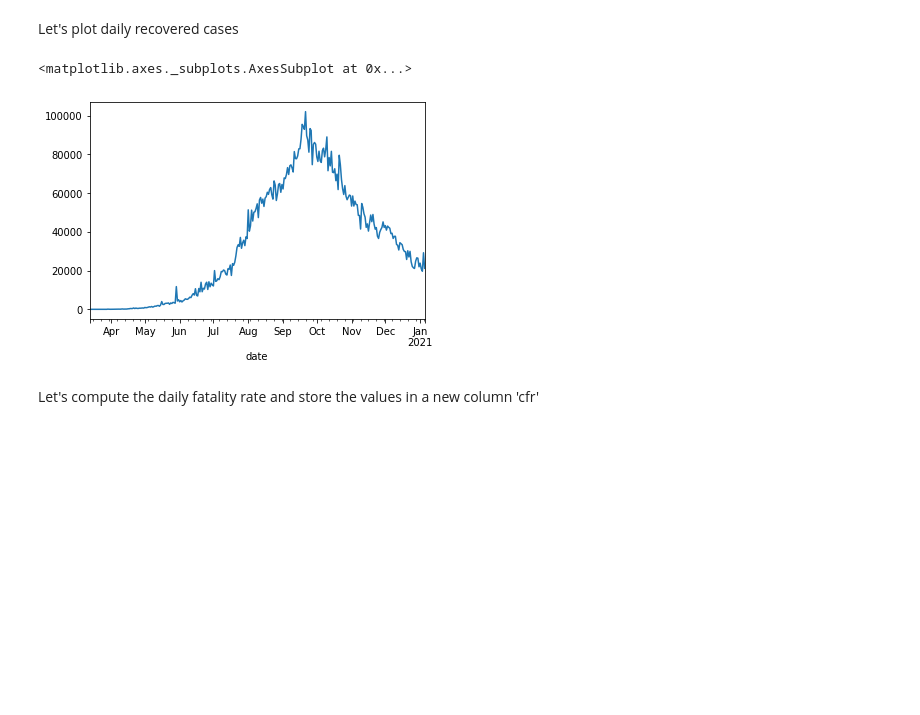
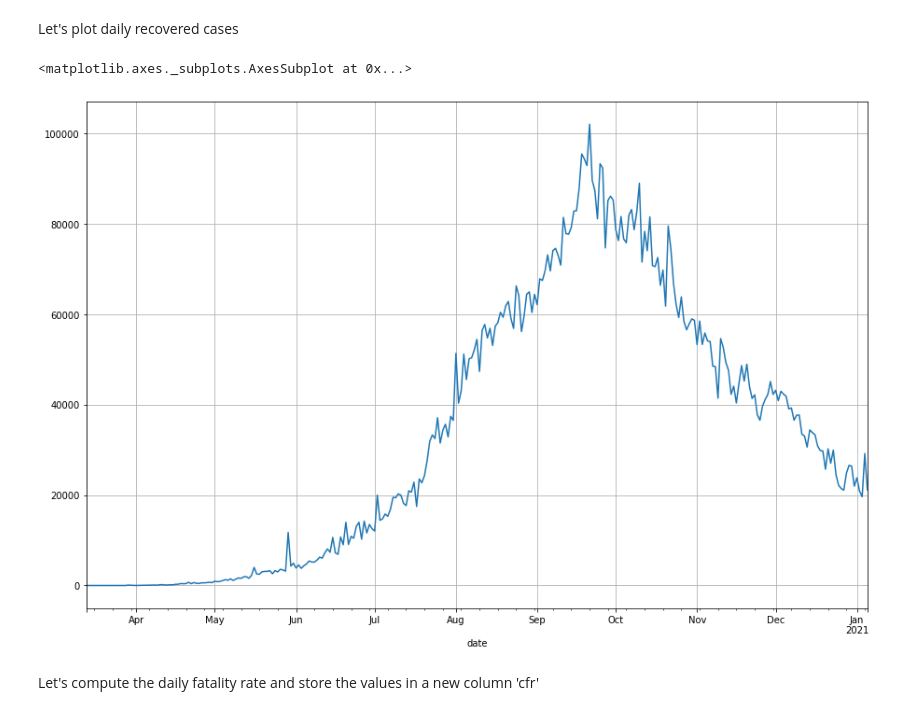
Before and after one commit to enumulak/EK_ML, a Jupyter notebook: Pandas/LearnPandas_Covid19_IndiaAnalysis_v2.0.ipynb, the cells around one changed output. Drawn from its saved outputs; the diff is of its cells as text; code cells hidden in the pictures; blank space fills up the shorter version.

```diff
--- a/Pandas/LearnPandas_Covid19_IndiaAnalysis_v2.0.ipynb
+++ b/Pandas/LearnPandas_Covid19_IndiaAnalysis_v2.0.ipynb
@@ -1036,10 +1036,10 @@ ind_save_df.daily_deceased.plot()
 # %% [markdown]
 Let's plot daily recovered cases
 # %%
-ind_save_df.daily_recovered.plot()
+ind_save_df.daily_recovered.plot(figsize=(15,10), grid=True)
 # %% [output]
 <matplotlib.axes._subplots.AxesSubplot at 0x...>
-[figure, old version]
+[figure, new version]
 # %% [markdown]
 Let's compute the daily fatality rate and store the values in a new column 'cfr'
 # %%
```
Also changed, not shown: parts of 5 cells of this notebook.
